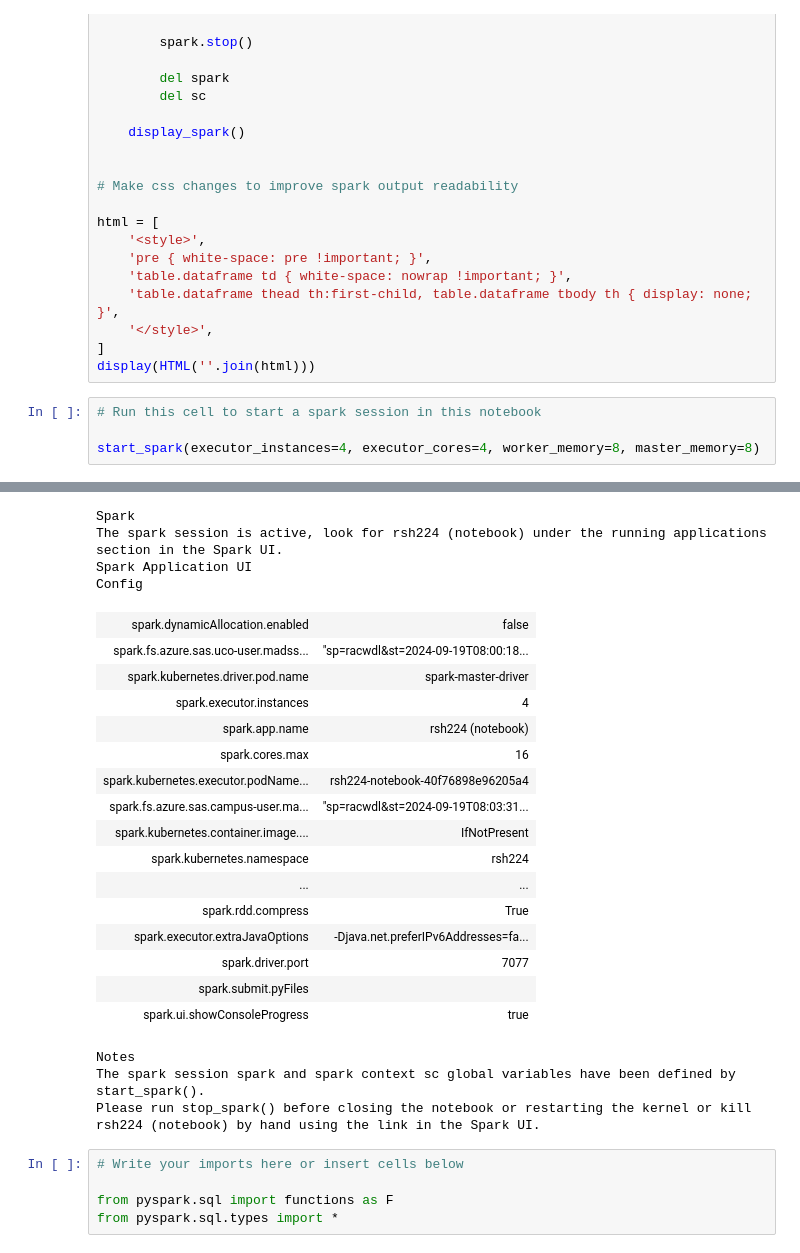
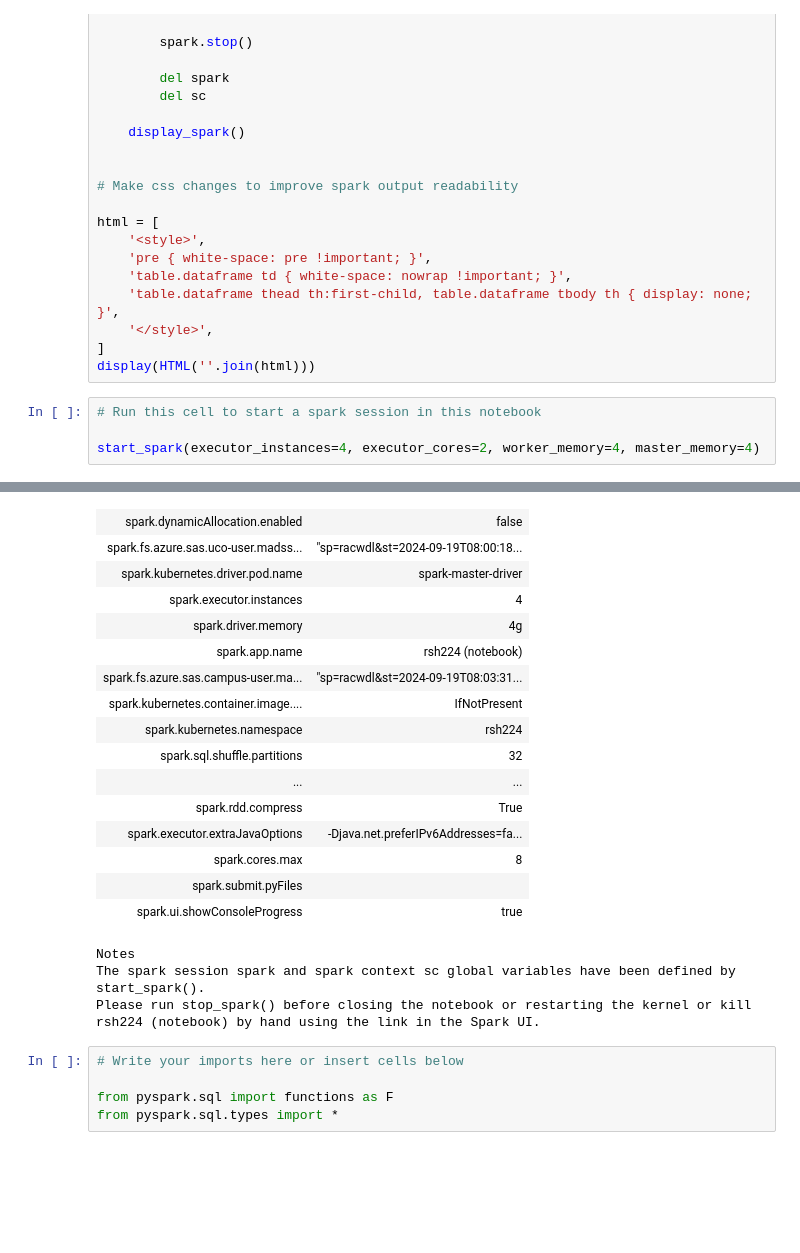
Before and after one commit to shrestha-rujal/data-420-spark, a Jupyter notebook: Assignment 1/Analysis/Question 1.ipynb, the cells around one changed output, grey strips where cells are left out. Cells and saved outputs as stored; diff of their text form; blank space fills up the shorter version.

```diff
--- a/Assignment 1/Analysis/Question 1.ipynb
+++ b/Assignment 1/Analysis/Question 1.ipynb
@@ -169,5 +169,5 @@ display(HTML(''.join(html)))
 # %%
 # Run this cell to start a spark session in this notebook
 
-start_spark(executor_instances=4, executor_cores=4, worker_memory=8, master_memory=8)
+start_spark(executor_instances=4, executor_cores=2, worker_memory=4, master_memory=4)
 # %% [output]
@@ -179,26 +178,22 @@ To adjust logging level use sc.setLogLevel(newLevel). For SparkR, use setLogLeve
+| spark.dynamicAllocation.enabled | false |
+| spark.fs.azure.sas.uco-user.madss... | "sp=racwdl&st=2024-09-19T08:00:18... |
+| spark.kubernetes.driver.pod.name | spark-master-driver |
+| spark.executor.instances | 4 |
+| spark.driver.memory | 4g |
+| spark.app.name | rsh224 (notebook) |
+| spark.fs.azure.sas.campus-user.ma... | "sp=racwdl&st=2024-09-19T08:03:31... |
+| spark.kubernetes.container.image.... | IfNotPresent |
+| spark.kubernetes.namespace | rsh224 |
+| spark.sql.shuffle.partitions | 32 |
+| ... | ... |
+| spark.rdd.compress | True |
+| spark.executor.extraJavaOptions | -Djava.net.preferIPv6Addresses=fa... |
+| spark.cores.max | 8 |
+| spark.submit.pyFiles |  |
+| spark.ui.showConsoleProgress | true |
-Spark
-The spark session is active, look for rsh224 (notebook) under the running applications section in the Spark UI.
-Spark Application UI
-Config
+Notes
+The spark session spark and spark context sc global variables have been defined by start_spark().
+Please run stop_spark() before closing the notebook or restarting the kernel or kill rsh224 (notebook) by hand using the link in the Spark UI.
-| spark.dynamicAllocation.enabled | false |
-| spark.fs.azure.sas.uco-user.madss... | "sp=racwdl&st=2024-09-19T08:00:18... |
-| spark.kubernetes.driver.pod.name | spark-master-driver |
-| spark.executor.instances | 4 |
-| spark.app.name | rsh224 (notebook) |
-| spark.cores.max | 16 |
-| spark.kubernetes.executor.podName... | rsh224-notebook-40f76898e96205a4 |
-| spark.fs.azure.sas.campus-user.ma... | "sp=racwdl&st=2024-09-19T08:03:31... |
-| spark.kubernetes.container.image.... | IfNotPresent |
-| spark.kubernetes.namespace | rsh224 |
-| ... | ... |
-| spark.rdd.compress | True |
-| spark.executor.extraJavaOptions | -Djava.net.preferIPv6Addresses=fa... |
-| spark.driver.port | 7077 |
-| spark.submit.pyFiles |  |
-| spark.ui.showConsoleProgress | true |
-Notes
-The spark session spark and spark context sc global variables have been defined by start_spark().
-Please run stop_spark() before closing the notebook or restarting the kernel or kill rsh224 (notebook) by hand using the link in the Spark UI.
 # %%
 # Write your imports here or insert cells below
 
```
Also changed, not shown: parts of 13 cells of this notebook, 1 other file.
